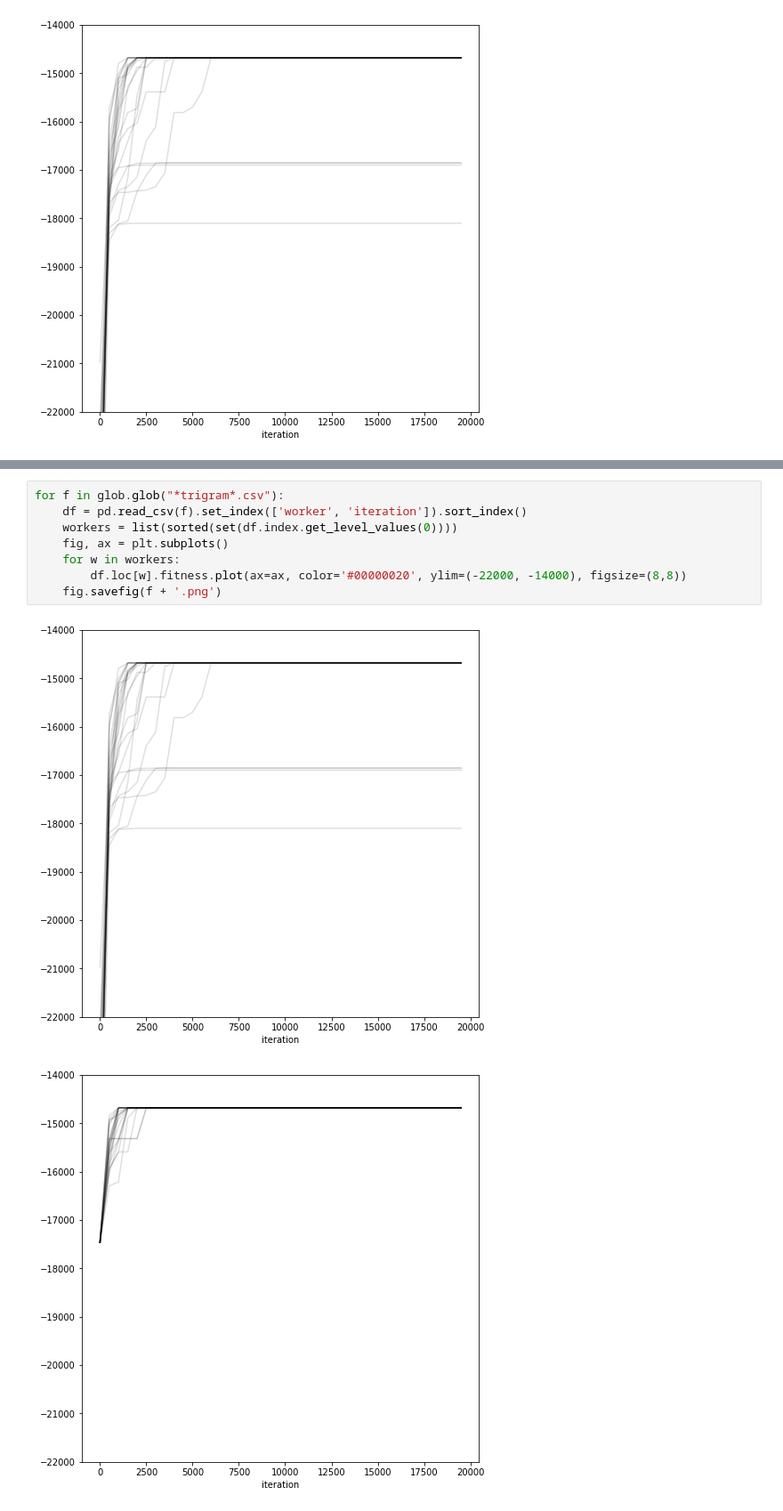
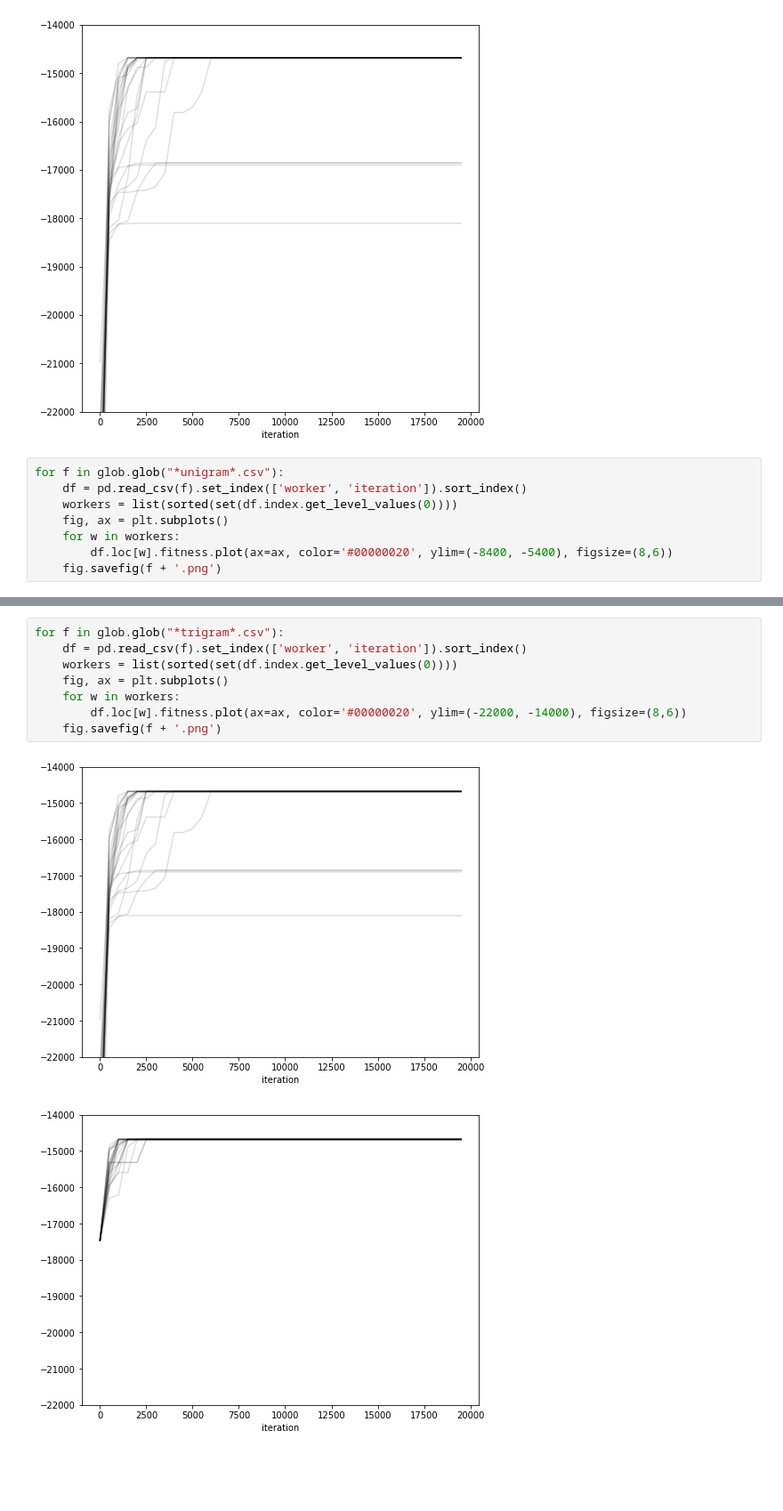
Before and after one commit to NeilNjae/cipher-tools, a Jupyter notebook: hillclimbing-results/hillclimbing-results.ipynb, the cells around one changed output, grey strips where cells are left out. Shown at 89% size. Drawn from its saved outputs; the diff is of its cells as text; blank space fills up the shorter version.

```diff
--- a/hillclimbing-results/hillclimbing-results.ipynb
+++ b/hillclimbing-results/hillclimbing-results.ipynb
@@ -55,3 +55,11 @@ for w in workers:
 fig.savefig('test.png')
 # %% [output]
 [figure]
+# %%
+for f in glob.glob("*unigram*.csv"):
+    df = pd.read_csv(f).set_index(['worker', 'iteration']).sort_index()
+    workers = list(sorted(set(df.index.get_level_values(0))))
+    fig, ax = plt.subplots()
+    for w in workers:
+        df.loc[w].fitness.plot(ax=ax, color='#00000020', ylim=(-8400, -5400), figsize=(8,6))
+    fig.savefig(f + '.png')
@@ -58,11 +69,11 @@ fig.savefig('test.png')
 # %%
 for f in glob.glob("*trigram*.csv"):
     df = pd.read_csv(f).set_index(['worker', 'iteration']).sort_index()
     workers = list(sorted(set(df.index.get_level_values(0))))
     fig, ax = plt.subplots()
     for w in workers:
-        df.loc[w].fitness.plot(ax=ax, color='#00000020', ylim=(-22000, -14000), figsize=(8,8))
+        df.loc[w].fitness.plot(ax=ax, color='#00000020', ylim=(-22000, -14000), figsize=(8,6))
     fig.savefig(f + '.png')
 # %% [output]
-[figure, old version]
+[figure, new version]
-[figure, old version]
+[figure, new version]
```
Also changed, not shown: parts of 2 cells of this notebook, 17 other files.
